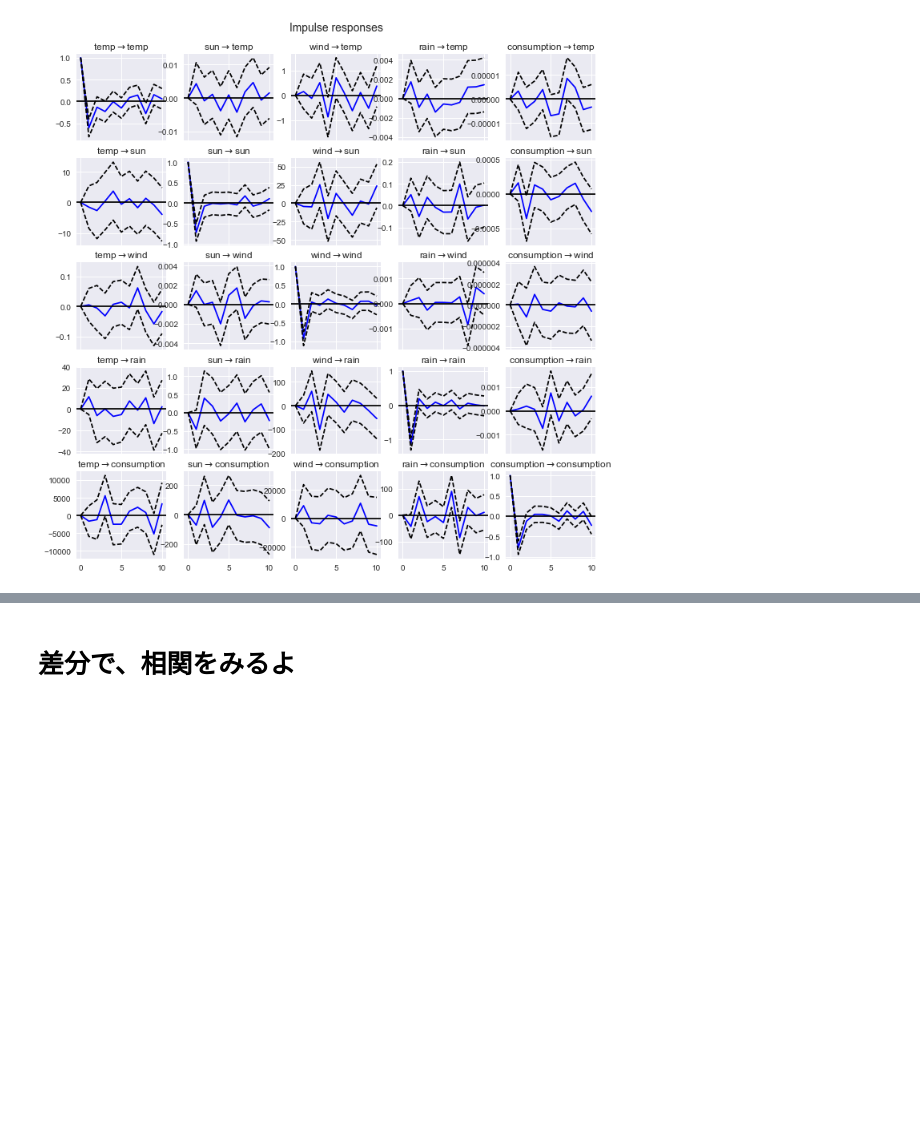
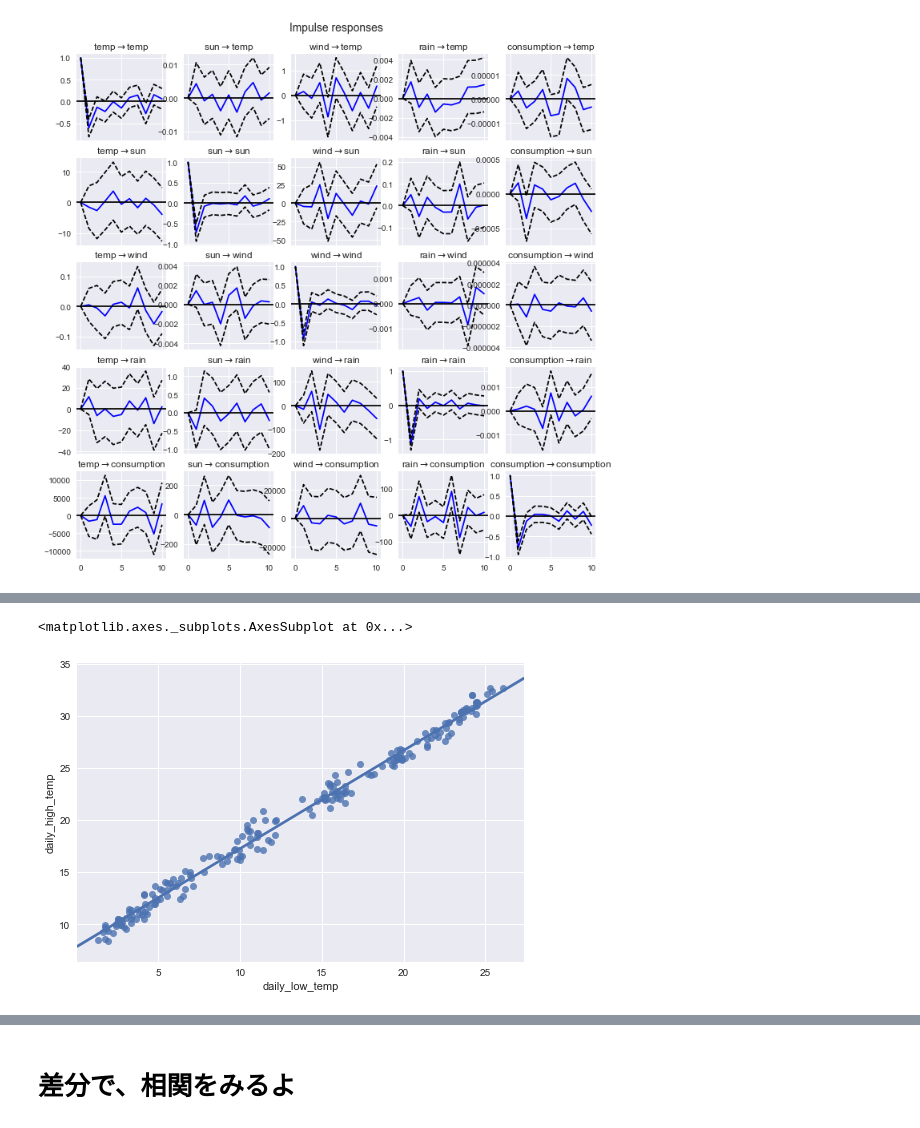
Before and after one commit to taishiroyamada/graduation_thesis_dayo, a Jupyter notebook: sotsuron_data7.ipynb, the cells around one changed output, grey strips where cells are left out. Drawn from its saved outputs; the diff is of its cells as text; code cells hidden in the pictures; blank space fills up the shorter version.

```diff
--- a/sotsuron_data7.ipynb
+++ b/sotsuron_data7.ipynb
@@ -660,0 +683,2 @@ irf.plot(orth=False)
+# %%
+new_data = pd.read_csv('data5.csv',date_parser=True).set_index('year')
@@ -660,0 +696,5 @@ irf.plot(orth=False)
+# %%
+sns.regplot(x=new_data['daily_low_temp'],y=new_data['daily_high_temp'])
+# %% [output]
+<matplotlib.axes._subplots.AxesSubplot at 0x...>
+[figure, added]
```
Also changed, not shown: parts of 12 cells of this notebook, 1 other file.
